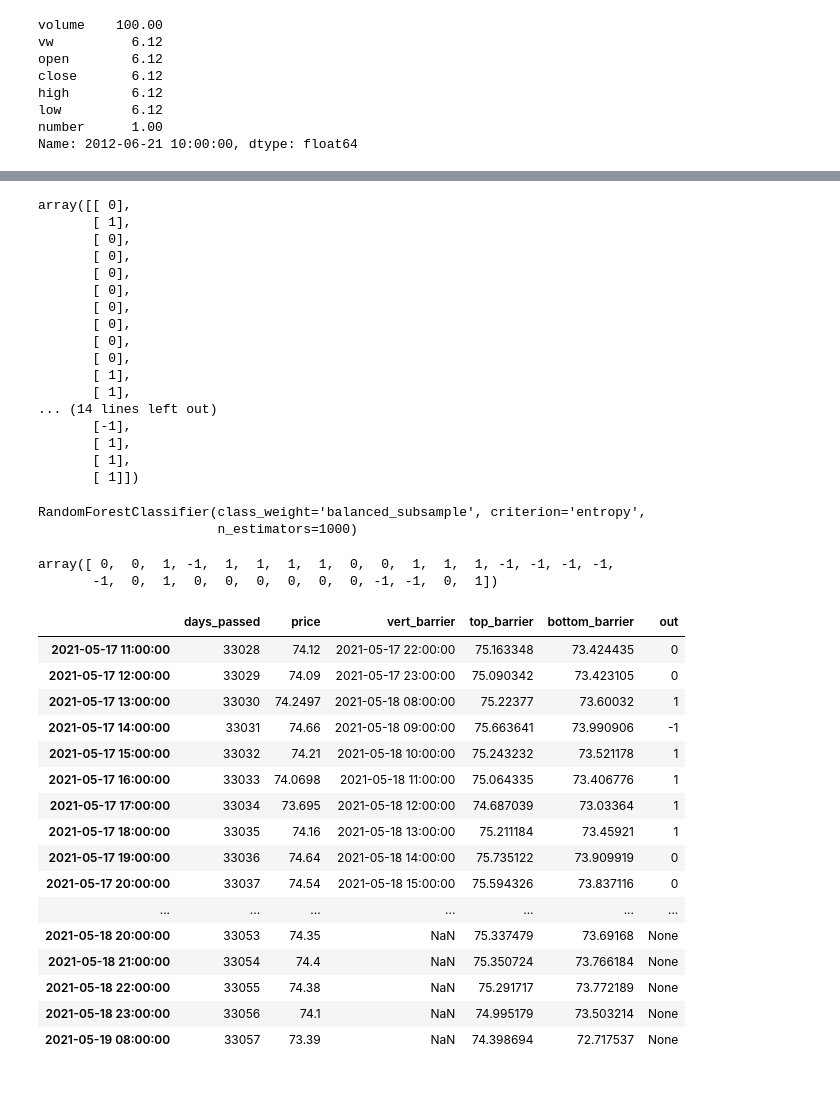
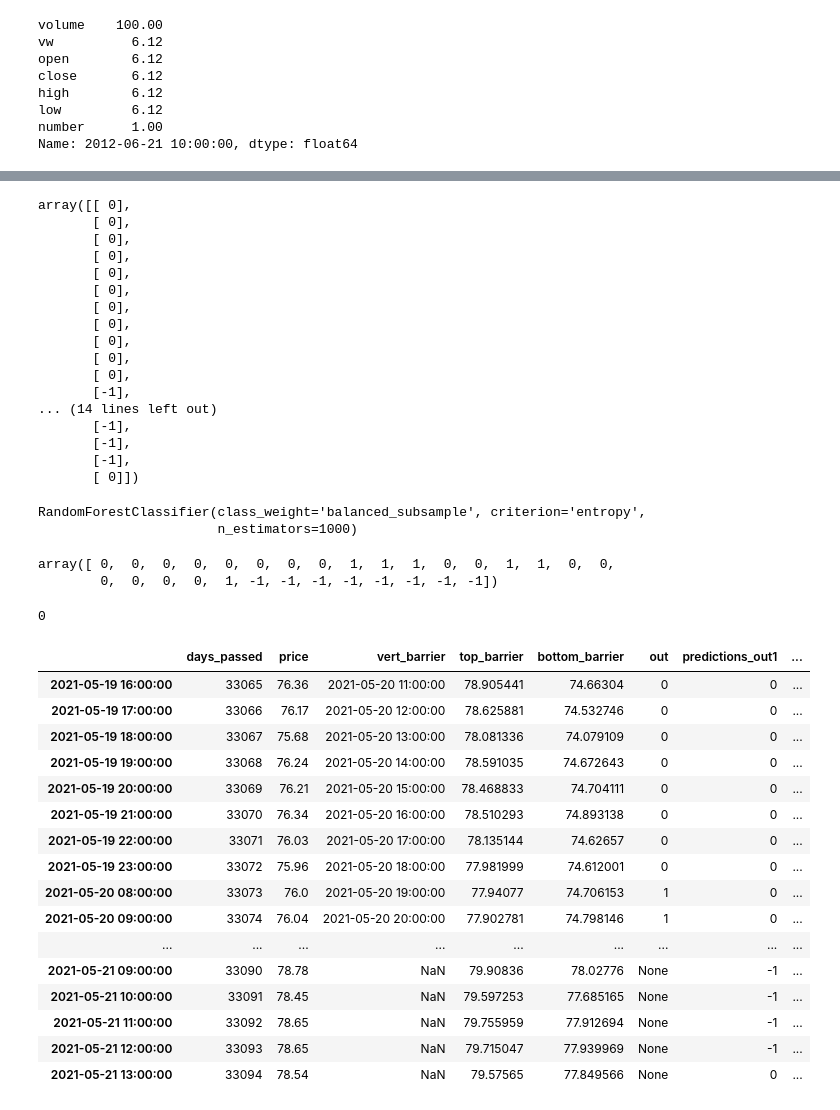
Before and after one commit to geporys/diploma, a Jupyter notebook: polygon.ipynb, the cells around one changed output, grey strips where cells are left out. Drawn from its saved outputs; the diff is of its cells as text; code cells hidden in the pictures.

```diff
--- a/polygon.ipynb
+++ b/polygon.ipynb
@@ -22,16 +22,18 @@ def get_data_by_hour(symbol):
     client = RESTClient(key)
     query = True
     from_date = "2012-01-01"
-    to_date = datetime.today().date().strftime("%Y-%m-%d")
+    to_date = (datetime.today().date() + timedelta(days = 1)).strftime("%Y-%m-%d")
+    now_date = datetime.today().date().strftime("%Y-%m-%d")
     data_for_df = []
     while query:
+        print(from_date)
         resp = client.stocks_equities_aggregates(symbol, 1, "hour", from_date, to_date, unadjusted=True, limit=50000)
         if 'results' in dir(resp):
             results = resp.results
             data_for_df = data_for_df + results[:-1]
             date = datetime.fromtimestamp((resp.results[-1]['t'])/1000.0)
             from_date = date.date().strftime("%Y-%m-%d")
-            if from_date == to_date:
+            if from_date == now_date:
                 query = False
         else:
             query = False
@@ -293,7 +312,6 @@ predictions = model.predict(bunch_of_features[-30:])
 predictions
 # %% [output]
 array([[ 0],
-       [ 1],
        [ 0],
        [ 0],
        [ 0],
@@ -302,13 +320,14 @@ array([[ 0],
        [ 0],
        [ 0],
        [ 0],
-       [ 1],
-       [ 1],
+       [ 0],
+       [ 0],
+       [-1],
 ... (14 lines left out)
        [-1],
-       [ 1],
-       [ 1],
-       [ 1]])
+       [-1],
+       [-1],
+       [ 0]])
 # %%
 from sklearn.ensemble import RandomForestClassifier
 
@@ -322,25 +341,31 @@ predictions2 = clf.predict(bunch_of_features.iloc[-30:])
 # %%
 predictions2
 # %% [output]
-array([ 0,  0,  1, -1,  1,  1,  1,  1,  0,  0,  1,  1,  1, -1, -1, -1, -1,
-       -1,  0,  1,  0,  0,  0,  0,  0,  0, -1, -1,  0,  1])
+array([ 0,  0,  0,  0,  0,  0,  0,  0,  1,  1,  1,  0,  0,  1,  1,  0,  0,
+        0,  0,  0,  0,  1, -1, -1, -1, -1, -1, -1, -1, -1])
+# %%
+predictions2[-10]
+# %% [output]
+0
 # %%
-barriers[-30:]
+new_barriers = barriers[-30:].assign(predictions_out1=predictions[:,0])
+new_barriers = new_barriers.assign(predictions_out2=predictions2)
+new_barriers
 # %% [output]
-|  | days_passed | price | vert_barrier | top_barrier | bottom_barrier | out |
-| 2021-05-17 11:00:00 | 33028 | 74.12 | 2021-05-17 22:00:00 | 75.163348 | 73.424435 | 0 |
-| 2021-05-17 12:00:00 | 33029 | 74.09 | 2021-05-17 23:00:00 | 75.090342 | 73.423105 | 0 |
-| 2021-05-17 13:00:00 | 33030 | 74.2497 | 2021-05-18 08:00:00 | 75.22377 | 73.60032 | 1 |
-| 2021-05-17 14:00:00 | 33031 | 74.66 | 2021-05-18 09:00:00 | 75.663641 | 73.990906 | -1 |
-| 2021-05-17 15:00:00 | 33032 | 74.21 | 2021-05-18 10:00:00 | 75.243232 | 73.521178 | 1 |
-| 2021-05-17 16:00:00 | 33033 | 74.0698 | 2021-05-18 11:00:00 | 75.064335 | 73.406776 | 1 |
-| 2021-05-17 17:00:00 | 33034 | 73.695 | 2021-05-18 12:00:00 | 74.687039 | 73.03364 | 1 |
-| 2021-05-17 18:00:00 | 33035 | 74.16 | 2021-05-18 13:00:00 | 75.211184 | 73.45921 | 1 |
-| 2021-05-17 19:00:00 | 33036 | 74.64 | 2021-05-18 14:00:00 | 75.735122 | 73.909919 | 0 |
-| 2021-05-17 20:00:00 | 33037 | 74.54 | 2021-05-18 15:00:00 | 75.594326 | 73.837116 | 0 |
-| ... | ... | ... | ... | ... | ... | ... |
-| 2021-05-18 20:00:00 | 33053 | 74.35 | NaN | 75.337479 | 73.69168 | None |
-| 2021-05-18 21:00:00 | 33054 | 74.4 | NaN | 75.350724 | 73.766184 | None |
-| 2021-05-18 22:00:00 | 33055 | 74.38 | NaN | 75.291717 | 73.772189 | None |
-| 2021-05-18 23:00:00 | 33056 | 74.1 | NaN | 74.995179 | 73.503214 | None |
-| 2021-05-19 08:00:00 | 33057 | 73.39 | NaN | 74.398694 | 72.717537 | None |
+|  | days_passed | price | vert_barrier | top_barrier | bottom_barrier | out | predictions_out1 | ... |
+| 2021-05-19 16:00:00 | 33065 | 76.36 | 2021-05-20 11:00:00 | 78.905441 | 74.66304 | 0 | 0 | ... |
+| 2021-05-19 17:00:00 | 33066 | 76.17 | 2021-05-20 12:00:00 | 78.625881 | 74.532746 | 0 | 0 | ... |
+| 2021-05-19 18:00:00 | 33067 | 75.68 | 2021-05-20 13:00:00 | 78.081336 | 74.079109 | 0 | 0 | ... |
+| 2021-05-19 19:00:00 | 33068 | 76.24 | 2021-05-20 14:00:00 | 78.591035 | 74.672643 | 0 | 0 | ... |
+| 2021-05-19 20:00:00 | 33069 | 76.21 | 2021-05-20 15:00:00 | 78.468833 | 74.704111 | 0 | 0 | ... |
+| 2021-05-19 21:00:00 | 33070 | 76.34 | 2021-05-20 16:00:00 | 78.510293 | 74.893138 | 0 | 0 | ... |
+| 2021-05-19 22:00:00 | 33071 | 76.03 | 2021-05-20 17:00:00 | 78.135144 | 74.62657 | 0 | 0 | ... |
+| 2021-05-19 23:00:00 | 33072 | 75.96 | 2021-05-20 18:00:00 | 77.981999 | 74.612001 | 0 | 0 | ... |
+| 2021-05-20 08:00:00 | 33073 | 76.0 | 2021-05-20 19:00:00 | 77.94077 | 74.706153 | 1 | 0 | ... |
+| 2021-05-20 09:00:00 | 33074 | 76.04 | 2021-05-20 20:00:00 | 77.902781 | 74.798146 | 1 | 0 | ... |
+| ... | ... | ... | ... | ... | ... | ... | ... | ... |
+| 2021-05-21 09:00:00 | 33090 | 78.78 | NaN | 79.90836 | 78.02776 | None | -1 | ... |
+| 2021-05-21 10:00:00 | 33091 | 78.45 | NaN | 79.597253 | 77.685165 | None | -1 | ... |
+| 2021-05-21 11:00:00 | 33092 | 78.65 | NaN | 79.755959 | 77.912694 | None | -1 | ... |
+| 2021-05-21 12:00:00 | 33093 | 78.65 | NaN | 79.715047 | 77.939969 | None | -1 | ... |
+| 2021-05-21 13:00:00 | 33094 | 78.54 | NaN | 79.57565 | 77.849566 | None | 0 | ... |
```
Also changed, not shown: parts of 8 cells of this notebook, 4 other files.
